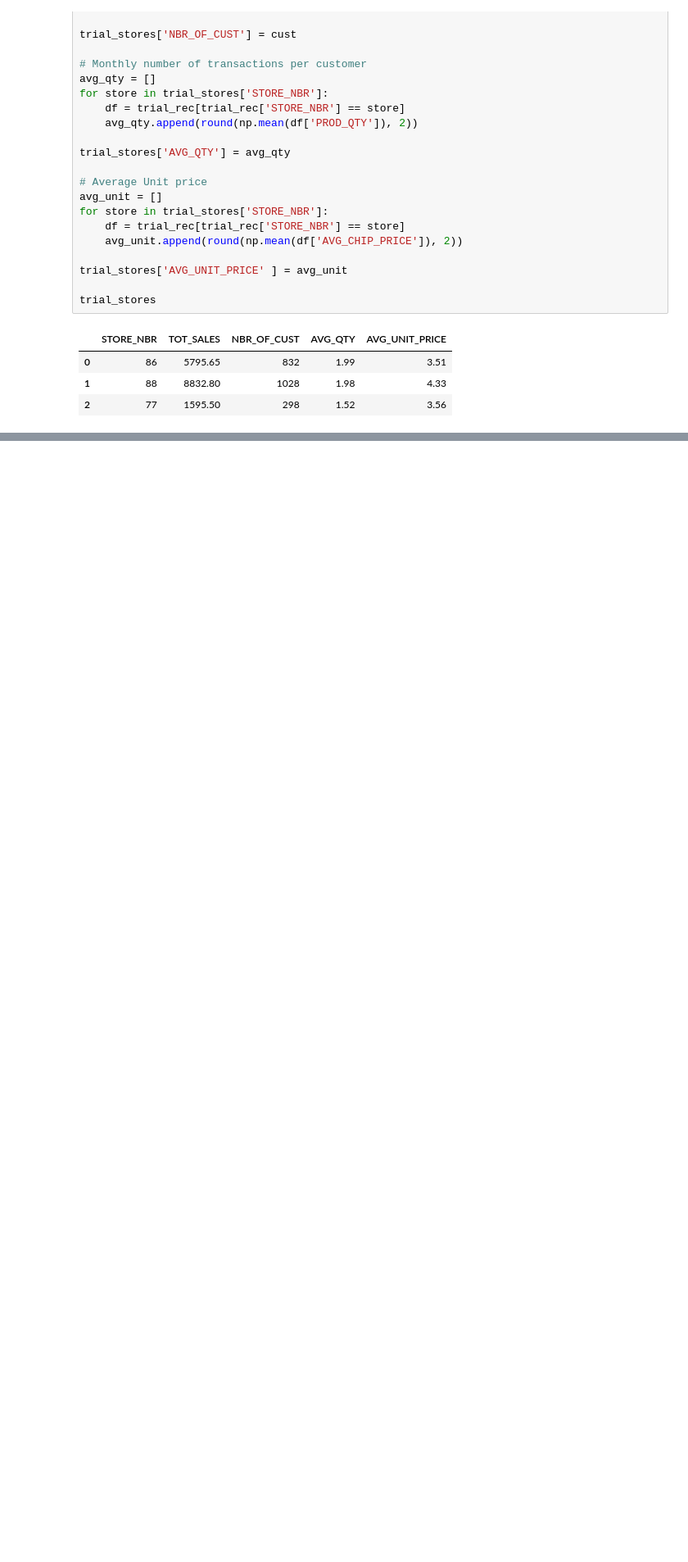
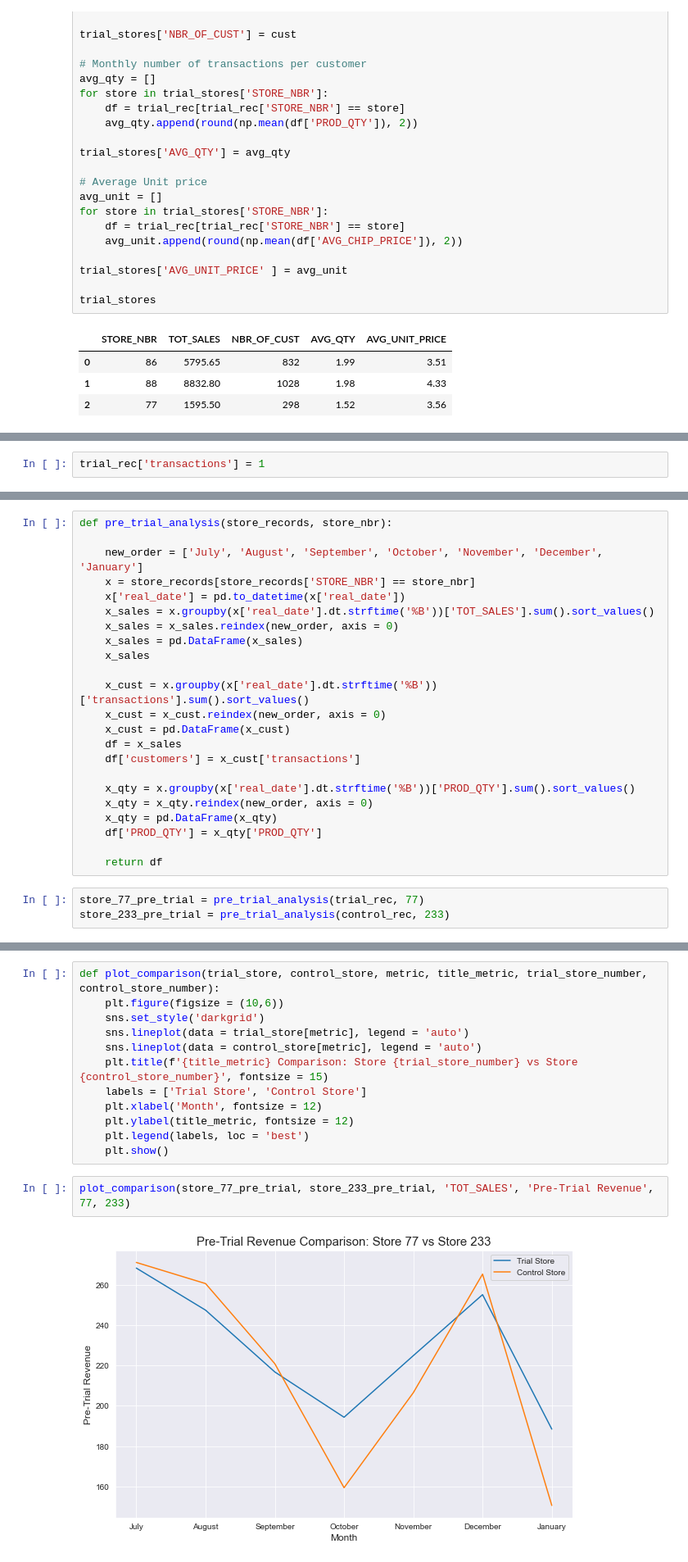
Before and after one commit to jdomingo117/Projects, a Jupyter notebook: Quantium Virtual Internship - Experimentation & Uplift Testing/Code/Task 2 - Experimentation and uplift testing.ipynb, the cells around one changed output, grey strips where cells are left out. Shown at 82% size. Cells and saved outputs as stored; diff of their text form; blank space fills up the shorter version.

```diff
--- a/Quantium Virtual Internship - Experimentation & Uplift Testing/Code/Task 2 - Experimentation and uplift testing.ipynb
+++ b/Quantium Virtual Internship - Experimentation & Uplift Testing/Code/Task 2 - Experimentation and uplift testing.ipynb
@@ -1143,0 +181,2 @@ Trial store 88 saw a distinguishable increase in sales compared to its pre-trial
+# %%
+trial_rec['transactions'] = 1
@@ -1143,0 +388,26 @@ Trial store 88 saw a distinguishable increase in sales compared to its pre-trial
+# %%
+def pre_trial_analysis(store_records, store_nbr):
+
+    new_order = ['July', 'August', 'September', 'October', 'November', 'December', 'January']
+    x = store_records[store_records['STORE_NBR'] == store_nbr]
+    x['real_date'] = pd.to_datetime(x['real_date'])
+    x_sales = x.groupby(x['real_date'].dt.strftime('%B'))['TOT_SALES'].sum().sort_values()
+    x_sales = x_sales.reindex(new_order, axis = 0)
+    x_sales = pd.DataFrame(x_sales)
+    x_sales
+
+    x_cust = x.groupby(x['real_date'].dt.strftime('%B'))['transactions'].sum().sort_values()
+    x_cust = x_cust.reindex(new_order, axis = 0)
+    x_cust = pd.DataFrame(x_cust)
+    df = x_sales
+    df['customers'] = x_cust['transactions']
+
+    x_qty = x.groupby(x['real_date'].dt.strftime('%B'))['PROD_QTY'].sum().sort_values()
+    x_qty = x_qty.reindex(new_order, axis = 0)
+    x_qty = pd.DataFrame(x_qty)
+    df['PROD_QTY'] = x_qty['PROD_QTY']
+
+    return df
+# %%
+store_77_pre_trial = pre_trial_analysis(trial_rec, 77)
+store_233_pre_trial = pre_trial_analysis(control_rec, 233)
@@ -1143,0 +438,16 @@ Trial store 88 saw a distinguishable increase in sales compared to its pre-trial
+# %%
+def plot_comparison(trial_store, control_store, metric, title_metric, trial_store_number, control_store_number):
+    plt.figure(figsize = (10,6))
+    sns.set_style('darkgrid')
+    sns.lineplot(data = trial_store[metric], legend = 'auto')
+    sns.lineplot(data = control_store[metric], legend = 'auto')
+    plt.title(f'{title_metric} Comparison: Store {trial_store_number} vs Store {control_store_number}', fontsize = 15)
+    labels = ['Trial Store', 'Control Store']
+    plt.xlabel('Month', fontsize = 12)
+    plt.ylabel(title_metric, fontsize = 12)
+    plt.legend(labels, loc = 'best')
+    plt.show()
+# %%
+plot_comparison(store_77_pre_trial, store_233_pre_trial, 'TOT_SALES', 'Pre-Trial Revenue', 77, 233)
+# %% [output]
+[figure, added]
```
Also changed, not shown: parts of 194 cells of this notebook, 2 other files.
